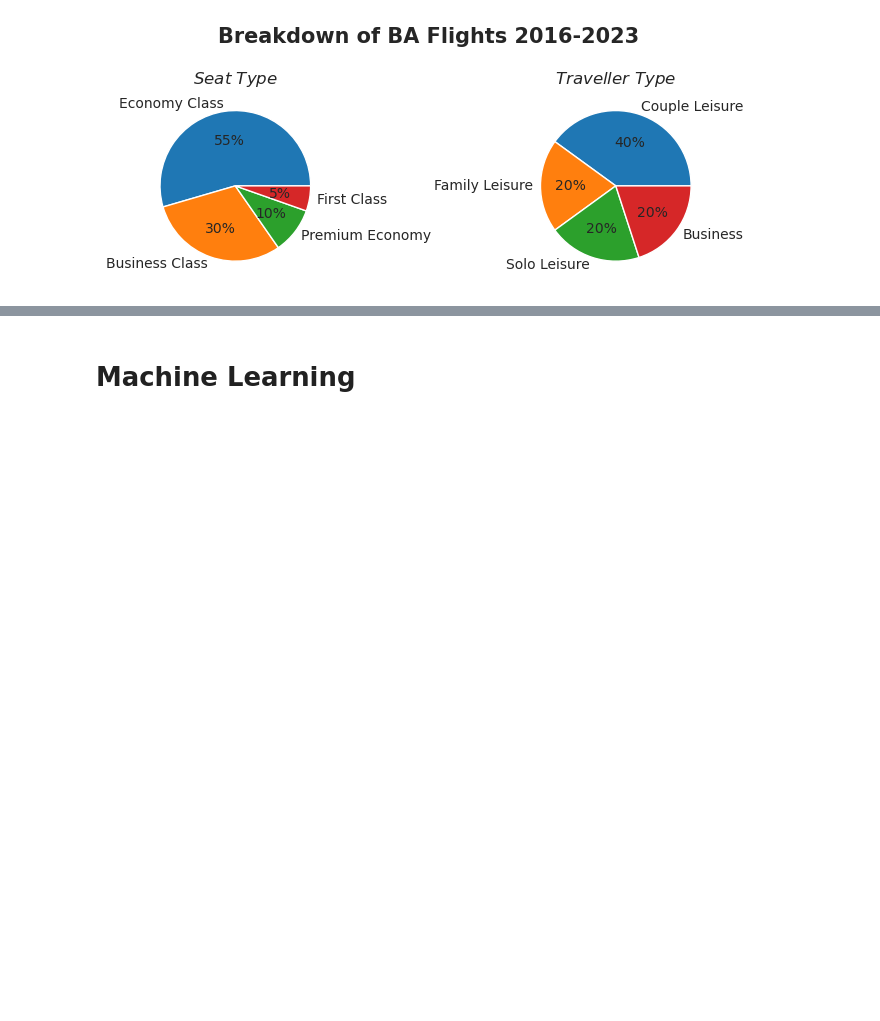
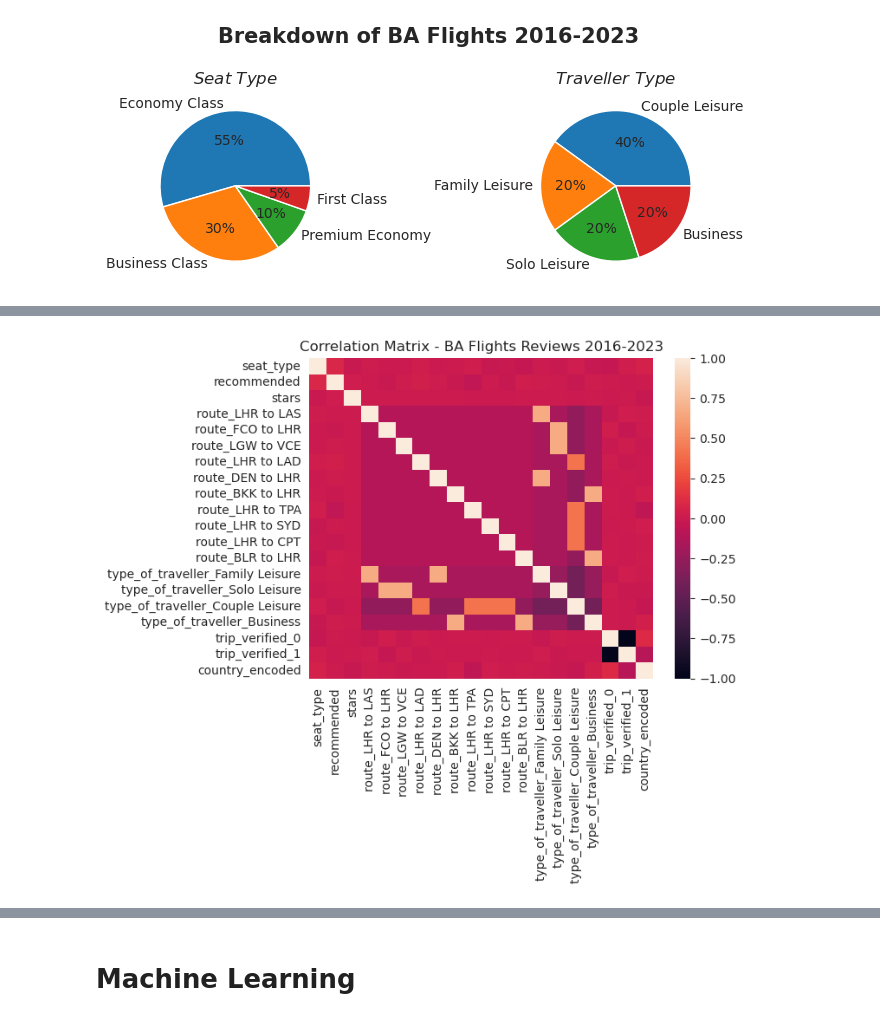
Before and after one commit to aorsot1/data_science_practice_projects, a Jupyter notebook: full_stack_data_science_ba_flights_reviews.ipynb, the cells around one changed output, grey strips where cells are left out. Cells and saved outputs as stored; diff of their text form; code cells hidden in the pictures; blank space fills up the shorter version.

Commit message:
Kaggle Notebook | Full Stack Data Science - BA Flight Reviews | Version 14

```diff
--- a/full_stack_data_science_ba_flights_reviews.ipynb
+++ b/full_stack_data_science_ba_flights_reviews.ipynb
@@ -168,0 +231,26 @@ plt.show()
+# %%
+
+# In the airline industry, seat pricing implies a given order.
+# So, we will encode accordingly
+ordinal_encoder = ce.OrdinalEncoder(cols=['seat_type', 'stars'],return_df=True,
+                       mapping=[
+                           {'col':'seat_type',
+                            'mapping':{'Economy Class':0,'Premium Economy':1,
+                                            'Business Class':2,'First Class':3}},
+                           {'col':'stars',
+                            'mapping':{1:0, 3:1, 5:2,7:3, 9:4}}])
+
+
+# 'recommended' and 'trip_verified' are binary categorical variables so, will be encoded as such
+binary_encoder= ce.BinaryEncoder(cols='trip_verified',return_df=True)
+
+## 'type_of_traveller' and 'route' are both nominal categorical variables
+# With 4 and 10 categories respectively
+#So we will one-hot-encoding
+one_hot_encoder = ce.OneHotEncoder(cols=["type_of_traveller", "route"], use_cat_names=True,
+                                   return_df=True)
+
+# The 'country' column is categorical feature, but with 67 distinct entities
+# To avoid increasing the dimensionality in the data set, we
+# used frequency encoding.
+freq_encoder = ce.CountEncoder(cols=['country'], normalize=True, return_df=True)
@@ -168,0 +312,9 @@ plt.show()
+# %%
+## In assuming that the binary 'recommended' column captures the target variables
+
+# converting type of columns to 'category'
+df_final['recommended'] = df_final['recommended'].astype('category')
+
+# Assigning numerical values and storing in another column
+df_final['recommended'] = df_final['recommended'].cat.codes
+df_final.head()
@@ -168,0 +345,12 @@ plt.show()
+# %%
+# Computing the correlation matrix across all dependent and independent variables
+nonnum_cols = ['reviews', 'date', 'country',
+                 'reviews_verif_drop','reviews_bag_of_words']
+corr_matrix = df_final.corr()
+
+# Visualizing matrix as heatmap
+sns.heatmap(corr_matrix, annot=False)
+plt.title("Correlation Matrix - BA Flights Reviews 2016-2023")
+plt.show()
+# %% [output]
+[figure, added]
```
Also changed, not shown: parts of 26 cells of this notebook.
